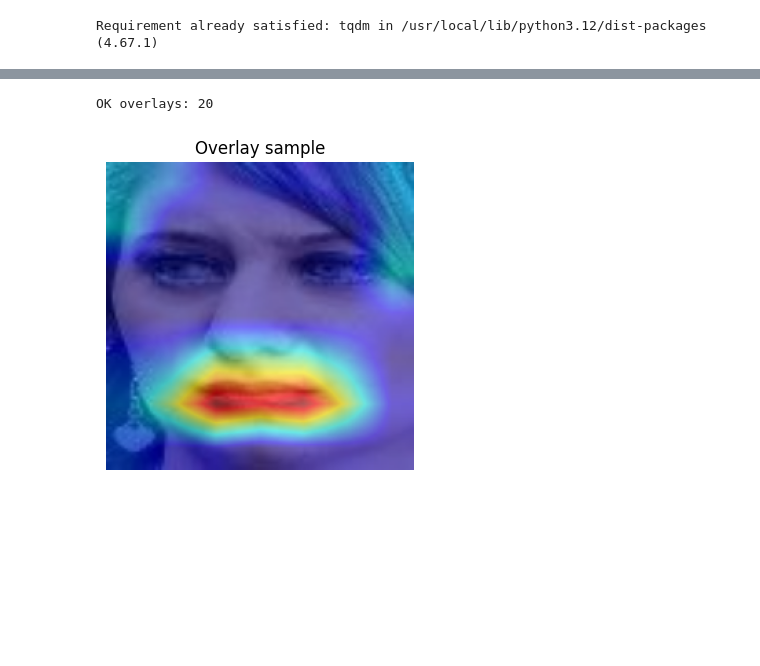
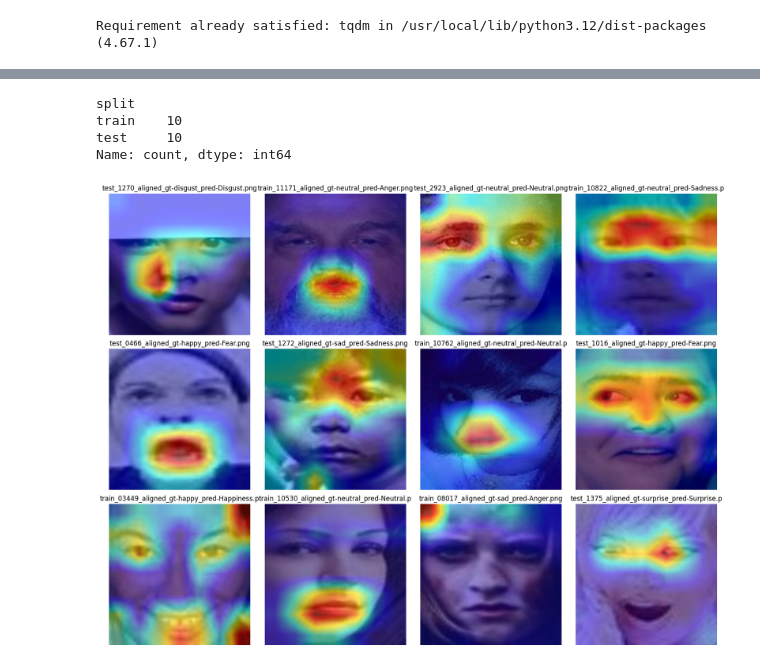
Before and after one commit to hassen8/emotion_recognition_bias_auditing, a Jupyter notebook: notebooks/EmotiEffLib_GRAD_CAM.ipynb, the cells around one changed output, grey strips where cells are left out. Cells and saved outputs as stored; diff of their text form; code cells hidden in the pictures; blank space fills up the shorter version.

```diff
--- a/notebooks/EmotiEffLib_GRAD_CAM.ipynb
+++ b/notebooks/EmotiEffLib_GRAD_CAM.ipynb
@@ -369,15 +443,0 @@ df_out.head()
-# %%
-ok = df_debug[df_debug["status"] == "ok"]
-print("OK overlays:", len(ok))
-
-if len(ok) > 0:
-    p = ok.iloc[0]["overlay_path"]
-    img = Image.open(p)
-    plt.figure(figsize=(4,4))
-    plt.imshow(img)
-    plt.axis("off")
-    plt.title("Overlay sample")
-    plt.show()
-# %% [output]
-OK overlays: 20
-[figure, removed]
@@ -383,0 +553,35 @@ OK overlays: 20
+# %%
+df_train = df[df["split"]=="train"].sample(10, random_state=0, replace=False) if (df["split"]=="train").sum() >= 200 else df[df["split"]=="train"]
+df_test  = df[df["split"]=="test"].sample(10, random_state=0, replace=False) if (df["split"]=="test").sum() >= 200 else df[df["split"]=="test"]
+df_run = pd.concat([df_train, df_test], ignore_index=True)
+
+df_pred, df_region, df_fail = run_emotieff_on_df(df_run, n=None)
+
+print(df_region["split"].value_counts(dropna=False))
+# %% [output]
+split
+train    10
+test     10
+Name: count, dtype: int64
+# %%
+def show_overlay_grid(df_pred, k=12):
+    ok = df_pred[df_pred["status"] == "ok"].sample(min(k, (df_pred["status"]=="ok").sum()), random_state=0)
+    paths = ok["overlay_path"].tolist()
+
+    cols = 4
+    rows = int(np.ceil(len(paths) / cols))
+    plt.figure(figsize=(4*cols, 4*rows))
+
+    for j, p in enumerate(paths):
+        img = Image.open(p)
+        plt.subplot(rows, cols, j+1)
+        plt.imshow(img)
+        plt.axis("off")
+        plt.title(Path(p).name[:45])
+
+    plt.tight_layout()
+    plt.show()
+
+show_overlay_grid(df_pred, k=12)
+# %% [output]
+[figure, added]
```
Also changed, not shown: parts of 22 cells of this notebook.
